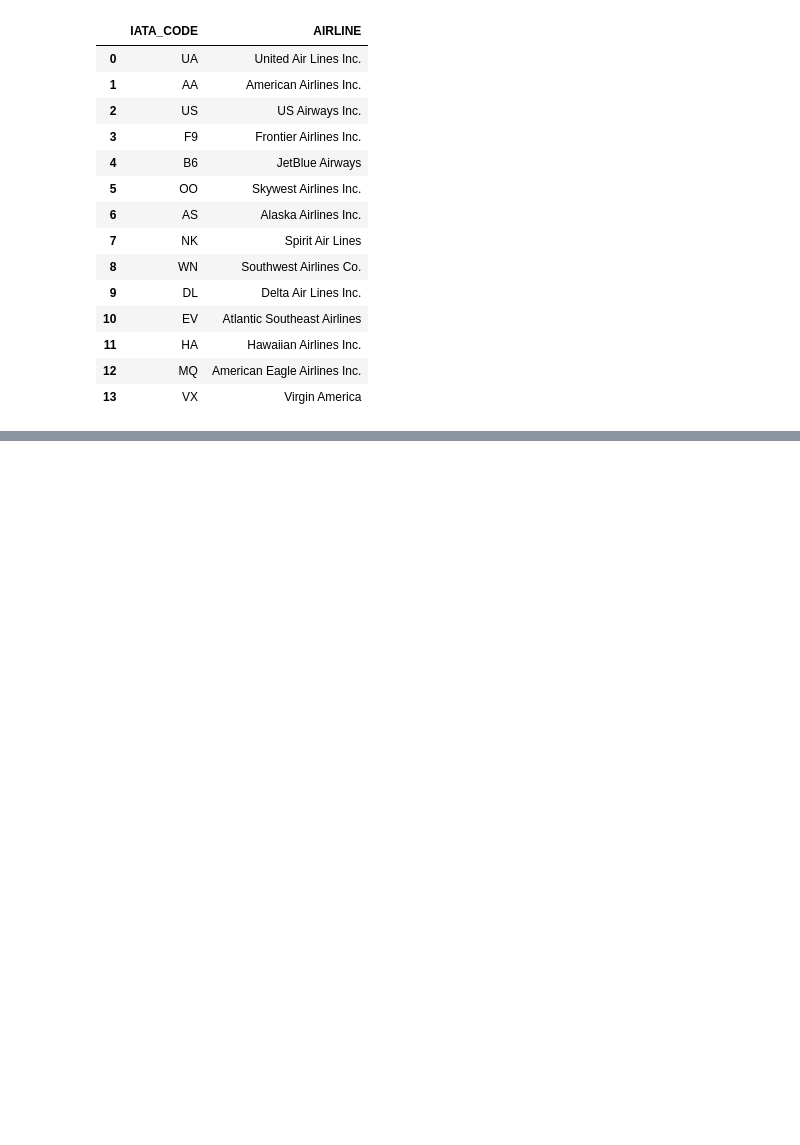
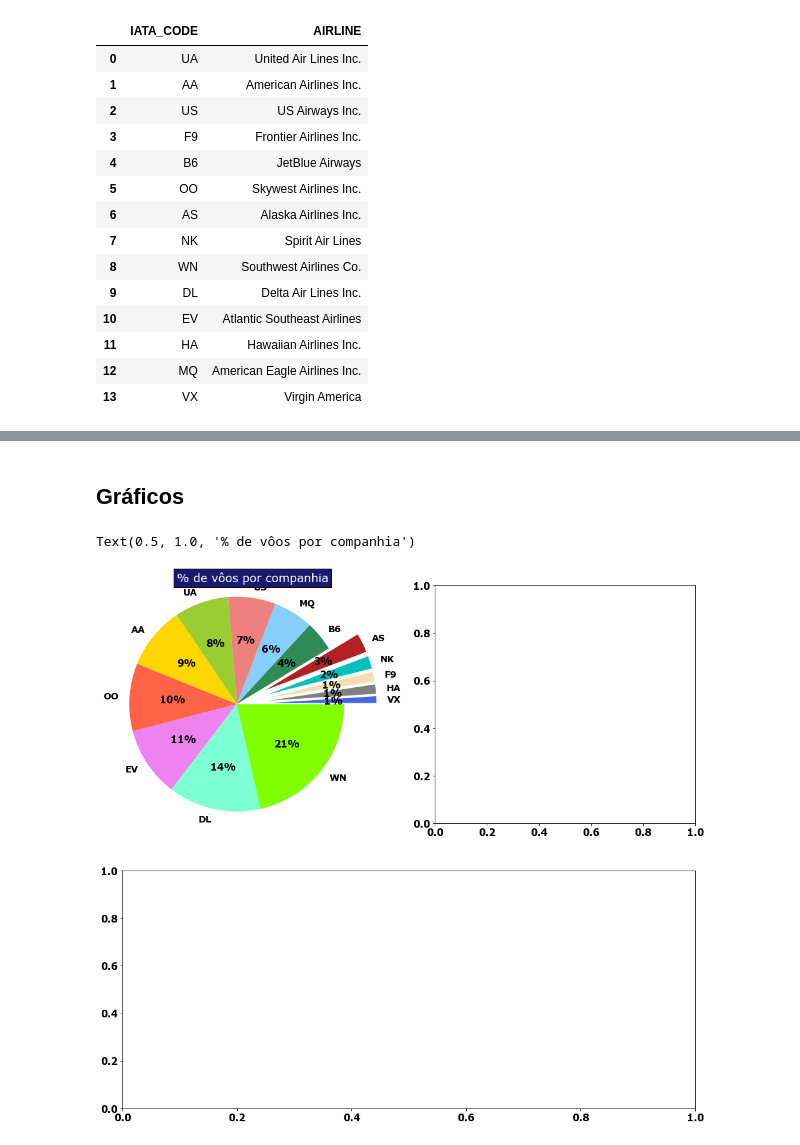
Before and after one commit to bekwendhausen/voos-kaggle-2015, a Jupyter notebook: flights-delay.ipynb, the cells around one changed output, grey strips where cells are left out. Cells and saved outputs as stored; diff of their text form; code cells hidden in the pictures; blank space fills up the shorter version.

```diff
--- a/flights-delay.ipynb
+++ b/flights-delay.ipynb
@@ -154,3 +156,14 @@ companhias_aereas
 | 13 | VX | Virgin America |
 # %%
 abrev_companhias = companhias_aereas.set_index('IATA_CODE')['AIRLINE'].to_dict()
+# %%
+# Função que extrai parâmetros estatísticos a partir de um objeto groupby:
+
+def get_stats(group):
+  return {'min': group.min(), 'max': group.max(), 'contagem': group.count(), 'média': group.mean()}
+# %%
+# Criação de um dataframe com informações estatísticas de cada companhia:
+
+estats_companhias = df['DEPARTURE_DELAY'].groupby(df['AIRLINE']).apply(get_stats).unstack()
+estats_companhias = estats_companhias.sort_values('contagem')
+estats_companhias
@@ -156,0 +187,6 @@ abrev_companhias = companhias_aereas.set_index('IATA_CODE')['AIRLINE'].to_dict()
+# %% [markdown]
+## Gráficos
+# %%
+fonte = {'family' : 'verdana', 'weight' : 'bold', 'size' : 15}
+mpl.rc('font', **fonte)
+import matplotlib.patches as mpatches
@@ -156,0 +198,30 @@ abrev_companhias = companhias_aereas.set_index('IATA_CODE')['AIRLINE'].to_dict()
+# %%
+colors = ['royalblue', 'grey', 'wheat', 'c', 'firebrick', 'seagreen', 'lightskyblue', 'lightcoral', 'yellowgreen', 'gold', 'tomato', 'violet', 'aquamarine', 'chartreuse']
+# %%
+fig = plt.figure(1, figsize=(16,15))
+gs=GridSpec(2,2)
+ax1=fig.add_subplot(gs[0,0])
+ax2=fig.add_subplot(gs[0,1])
+ax3=fig.add_subplot(gs[1,:])
+
+# Gráfico de pizza 1: número de vôos
+
+labels = [s for s in estats_companhias.index]
+sizes = estats_companhias['contagem'].values
+explode = [0.3 if sizes[i] < 20000 else 0.0 for i in range(len
+          (abrev_companhias))]
+patches, texts, autotexts = ax1.pie(sizes, explode = explode,
+                            labels=labels, colors = colors,
+                            autopct='%1.0f%%', shadow=False,
+                            startangle=0)
+
+for i in range(len(abrev_companhias)):
+  texts[i].set_fontsize(14)
+
+ax1.axis('equal')
+ax1.set_title('% de vôos por companhia',
+              bbox={'facecolor': 'midnightblue', 'pad': 5},
+              color = 'w', fontsize = 18)
+# %% [output]
+Text(0.5, 1.0, '% de vôos por companhia')
+[figure, added]
```
Also changed, not shown: parts of 3 cells of this notebook.
